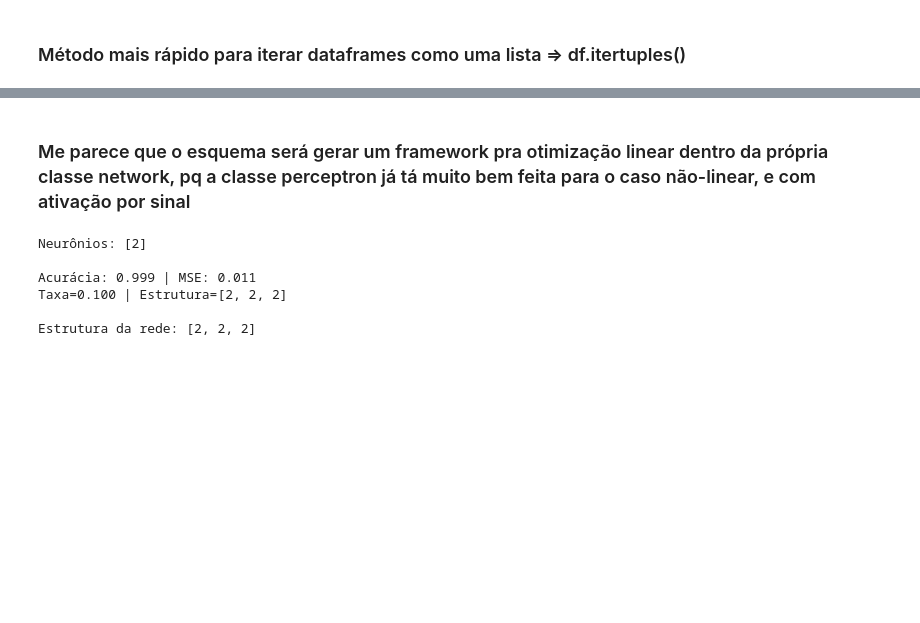
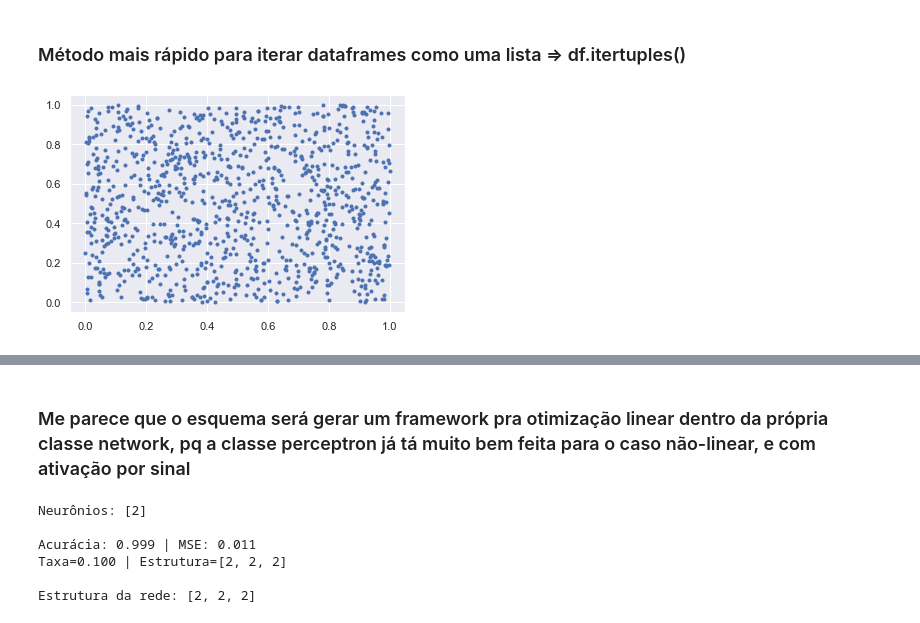
Before and after one commit to feanored/Perceptron, a Jupyter notebook: Retas.ipynb, the cells around one changed output, grey strips where cells are left out. Drawn from its saved outputs; the diff is of its cells as text; code cells hidden in the pictures; blank space fills up the shorter version.

```diff
--- a/Retas.ipynb
+++ b/Retas.ipynb
@@ -31,19 +28,21 @@ def plot(pontos, a, b):
 ### Método mais rápido para iterar dataframes como uma lista => df.itertuples()
 # %%
 def reta(ponto):
-    return ponto[0] + ponto[1] - 10
+    return ponto[0] + ponto[1] + 0.1
 
 def sinal(ponto):
     return 1 if reta(ponto) >= 0 else 0
 
 x_train, y_train = [], []
 for i in range(1000):
-    x_train.append([rand.random()*50-25, rand.random()*50-25])
-    y_train.append([sinal(x_train[i])])
+    x_train.append([rand.random(), rand.random()])
+    y_train.append([reta(x_train[i])])
 
 df_x_train = pd.DataFrame(x_train)
 plt.plot(np.array(df_x_train.loc[:,0]), np.array(df_x_train.loc[:,1]), ".")
 plt.show()
+# %% [output]
+[figure, added]
 # %%
 pd.DataFrame(x_train).hist()
 plt.show()
```
Also changed, not shown: parts of 18 cells of this notebook, 6 other files.
